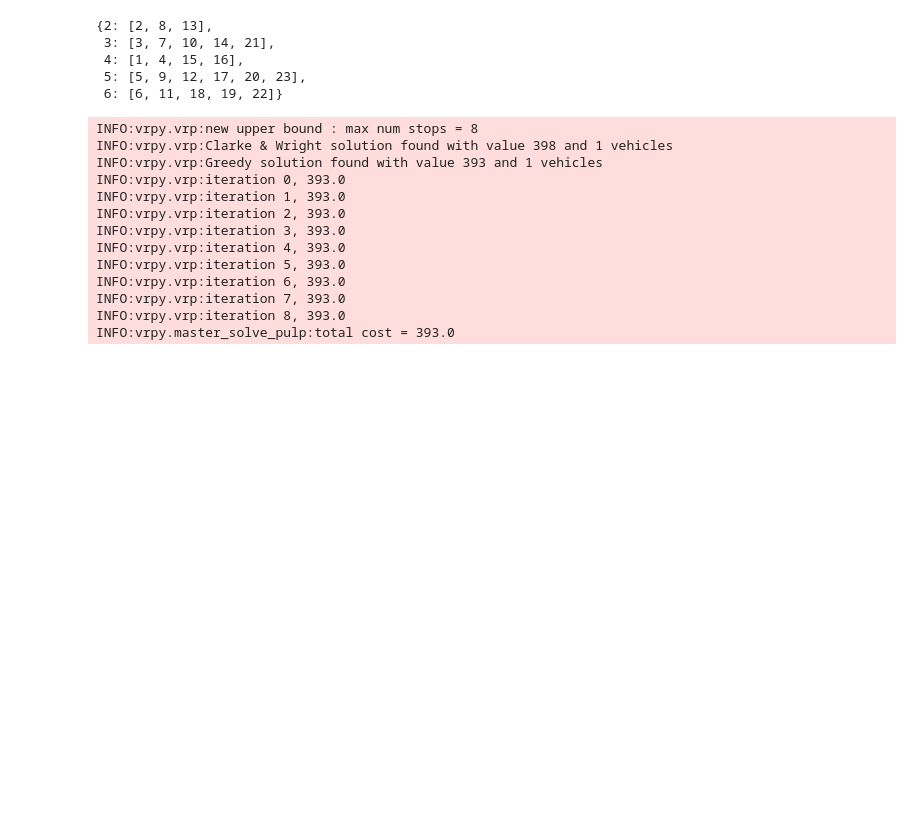
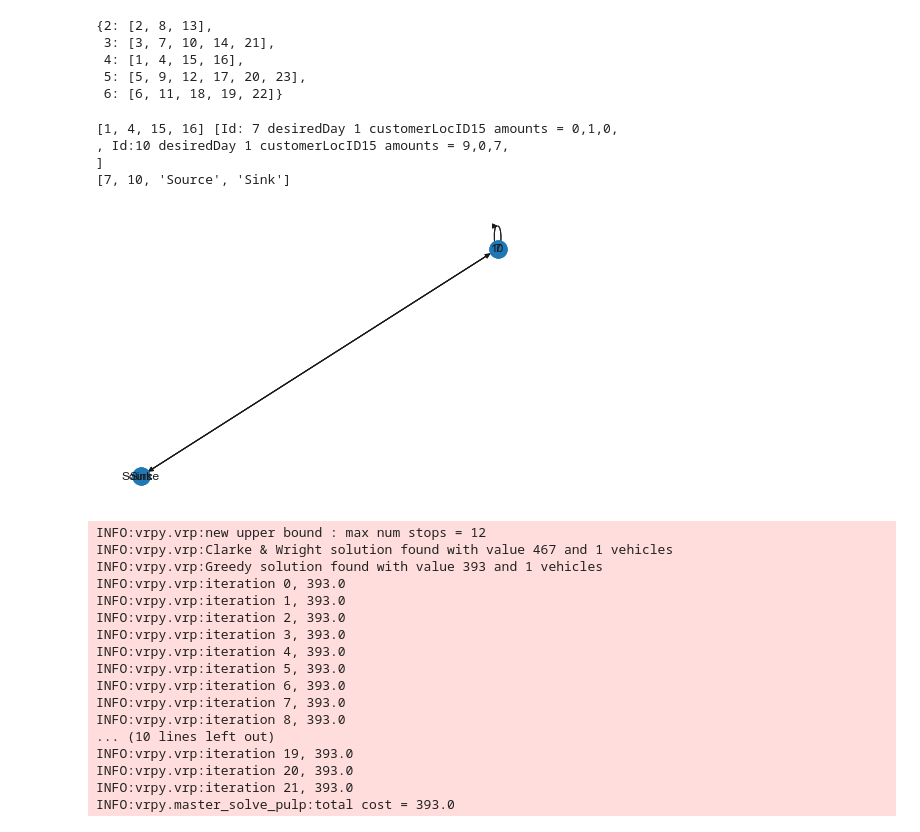
Before and after one commit to julianvanmeggelen/VRP-case, a Jupyter notebook: algorithm1.ipynb, the cells around one changed output. Drawn from its saved outputs; the diff is of its cells as text; code cells hidden in the pictures; blank space fills up the shorter version.

```diff
--- a/algorithm1.ipynb
+++ b/algorithm1.ipynb
@@ -105,12 +105,28 @@ def createNxHub(instance: InstanceCO22, hubLocID: int, requests: list) -> nx.DiG
     G = nx.DiGraph()
     for req in requests:
         reqLoc = instance.Locations[req.customerLocID-1]
-        G.add_node(reqLoc.ID, locID = reqLoc.ID, reqID = req.ID, X=reqLoc.X, Y=reqLoc.Y, demand = sum(req.amounts), amounts = req.amounts)
+        G.add_node(req.ID, locID = reqLoc.ID, reqID = req.ID, X=reqLoc.X, Y=reqLoc.Y, demand = sum(req.amounts), amounts = req.amounts)
     hubLoc = instance.Locations[hubLocID]
     G.add_node("Source", locID = hubLocID, X=hubLoc.X, Y=hubLoc.Y)
     G.add_node("Sink",locID = hubLocID, X=hubLoc.X, Y=hubLoc.Y)
     G = addAllEdges(G)
     return G
+# %%
+hubLocID = 4
+locIDs = locationsPerHub(instance)[hubLocID]
+requests = filterRequests(instance, day=1, locationsID=locIDs)
+print(locIDs, requests)
+
+G = createNxHub(instance, hubLocID, requests=requests)
+pos = {id: (val['X'],val['Y']) for id,val in G.nodes(data=True)}
+nx.draw(G, with_labels=True, pos = pos)
+print(G.nodes())
+# %% [output]
+[1, 4, 15, 16] [Id: 7 desiredDay 1 customerLocID15 amounts = 0,1,0,
+, Id:10 desiredDay 1 customerLocID15 amounts = 9,0,7,
+]
+[7, 10, 'Source', 'Sink']
+[figure, added]
 # %%
 def solveHubVRP(instance: InstanceCO22, hubLocID: int, requests: list) -> dict:
     #create networkX
@@ -133,8 +149,8 @@ def solveHubVRP(instance: InstanceCO22, hubLocID: int, requests: list) -> dict:
 %%capture
 solveHubVRP(instance, 1, filterRequests(instance,day=1))
 # %% [output]
-INFO:vrpy.vrp:new upper bound : max num stops = 8
-INFO:vrpy.vrp:Clarke & Wright solution found with value 398 and 1 vehicles
+INFO:vrpy.vrp:new upper bound : max num stops = 12
+INFO:vrpy.vrp:Clarke & Wright solution found with value 467 and 1 vehicles
 INFO:vrpy.vrp:Greedy solution found with value 393 and 1 vehicles
 INFO:vrpy.vrp:iteration 0, 393.0
 INFO:vrpy.vrp:iteration 1, 393.0
@@ -145,6 +161,10 @@ INFO:vrpy.vrp:iteration 5, 393.0
 INFO:vrpy.vrp:iteration 6, 393.0
 INFO:vrpy.vrp:iteration 7, 393.0
 INFO:vrpy.vrp:iteration 8, 393.0
+... (10 lines left out)
+INFO:vrpy.vrp:iteration 19, 393.0
+INFO:vrpy.vrp:iteration 20, 393.0
+INFO:vrpy.vrp:iteration 21, 393.0
 INFO:vrpy.master_solve_pulp:total cost = 393.0
 # %%
 def createNxDepot(instance: InstanceCO22, dayRoutes: dict) -> nx.DiGraph:
```
Also changed, not shown: parts of 4 cells of this notebook, 2 other files.
